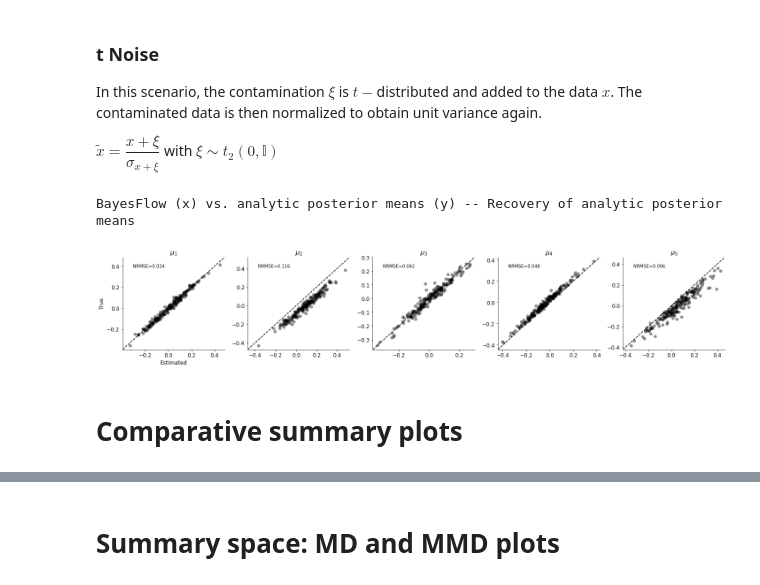
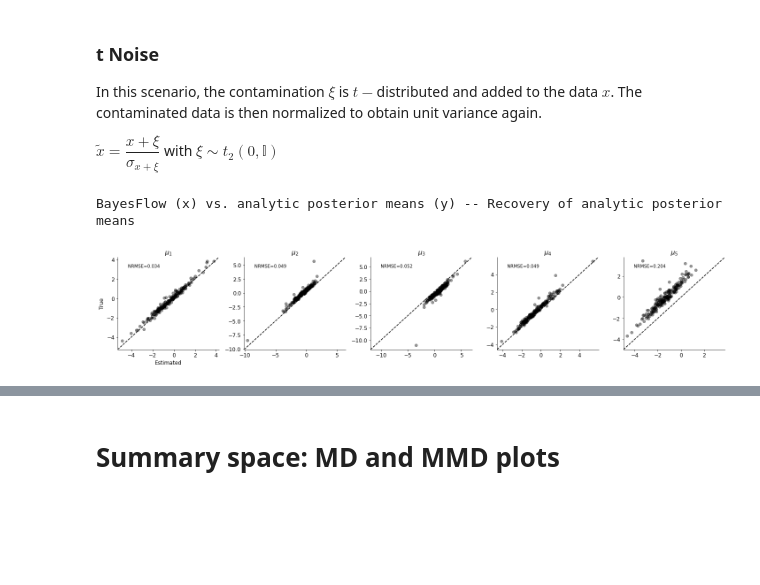
Before and after one commit to marvinschmitt/ModelMisspecificationBF, a Jupyter notebook: abf_mvn_means.ipynb, the cells around one changed output, grey strips where cells are left out. Cells and saved outputs as stored; diff of their text form; code cells hidden in the pictures; blank space fills up the shorter version.

```diff
--- a/abf_mvn_means.ipynb
+++ b/abf_mvn_means.ipynb
@@ -314,25 +318,23 @@ $\tilde{x}=\dfrac{x+\xi}{\sigma_{x+\xi}}$ with $\xi \sim t_2(0, \mathbb{I})$
 # %%
 prior_A3b = GaussianMeanPrior(D=D, mu_mean=0, mu_scale=1)
 simulator_A3b = GaussianMeanSimulator(D=D)
 generative_model_A3b = GenerativeModel(prior_A3b, simulator_A3b)
 
 theta_A3b, x_A3b = generative_model_A3b(200, 100)
 
 n_sim, n_obs, data_dim = x_A3b.shape
 
 
-lamda = 5.0
+lamda = 2.5
 xi_theta = np.concatenate((np.zeros((n_sim, data_dim)), np.ones((n_sim, data_dim))), axis=1)
 xi_simulator = MultivariateTSimulator(df=2)
 xi = xi_simulator(xi_theta, n_obs)
 
-x_o_A3b = normalize(x_A3b + lamda * xi)
+x_o_A3b = x_A3b + lamda * xi
 
 adversarial_diagnostics(trainer, generative_model=None, theta=theta_A3b, x=x_o_A3b,
                         #print_plots=True,
-                       filename=f"plots/abf_mvn_means_S{S}_A3b")
+                       filename=f"plots/abf_mvn_means_S{S}_noise_t")
 # %% [output]
 BayesFlow (x) vs. analytic posterior means (y) -- Recovery of analytic posterior means
-[figure, old version]
+[figure, new version]
-# %% [markdown]
-# Comparative summary plots
```
Also changed, not shown: parts of 40 cells of this notebook, 7 other files.
